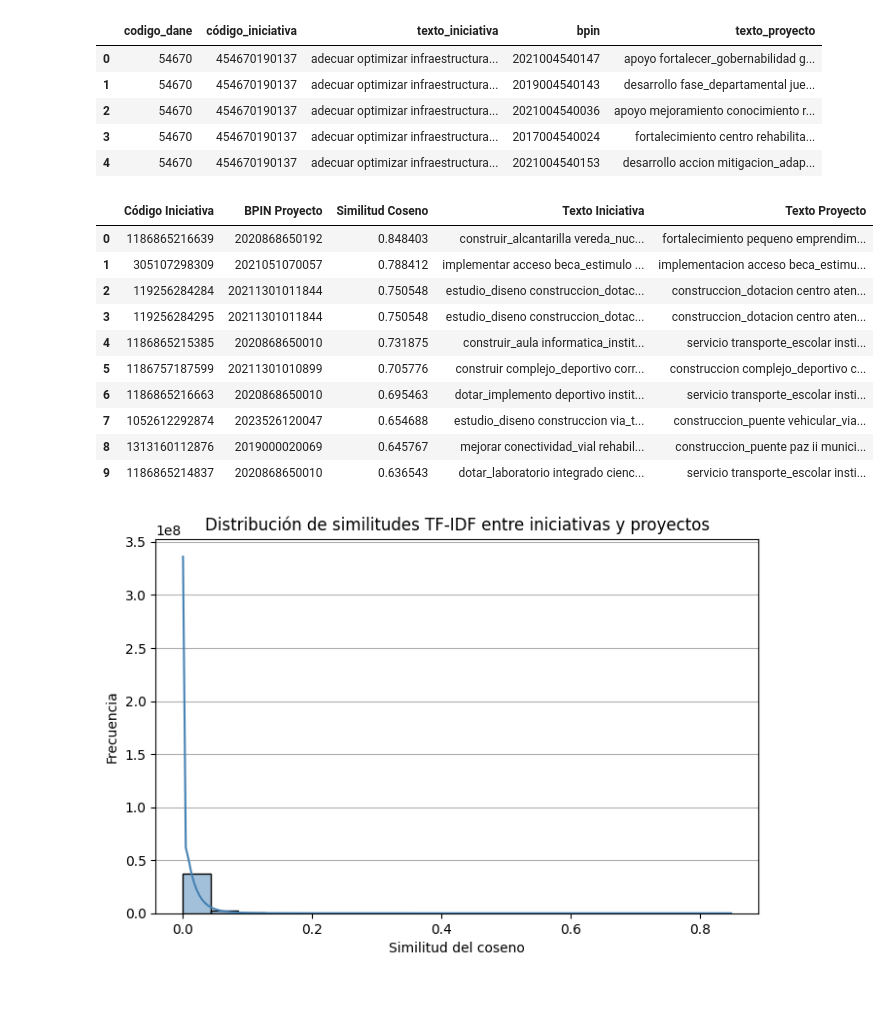
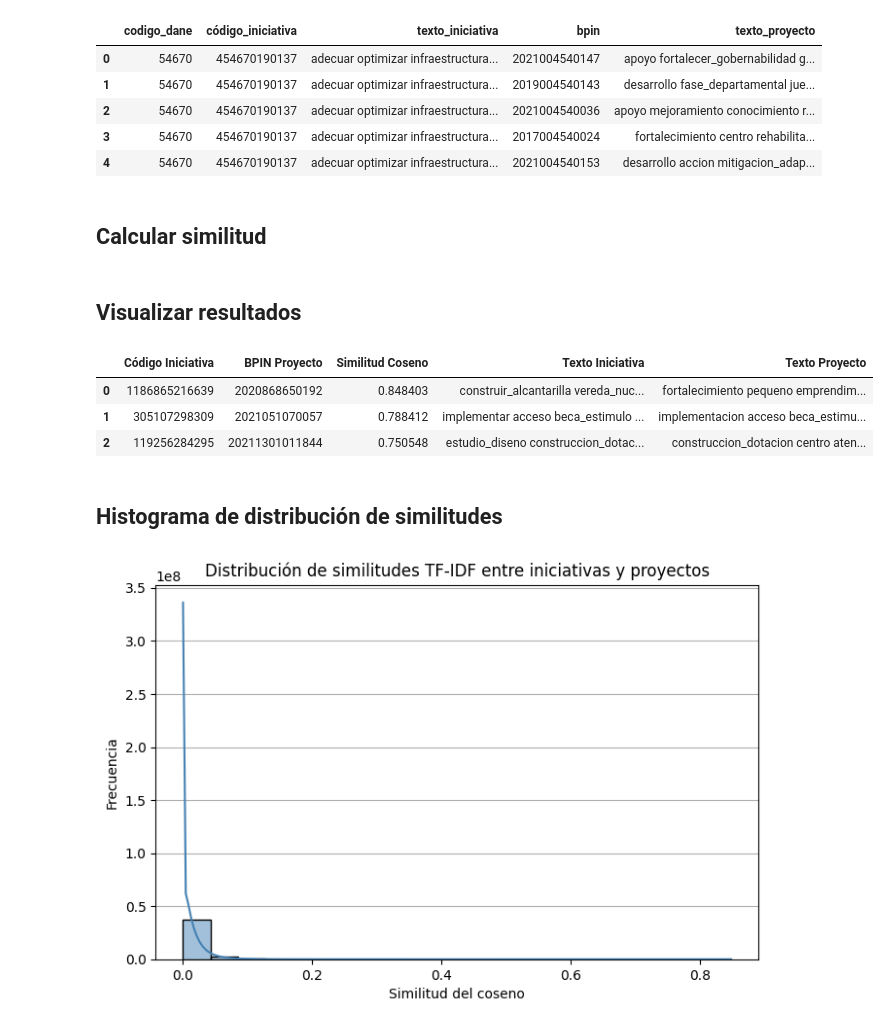
Before and after one commit to 223b6003/TFM, a Jupyter notebook: Anexo 3 - Jupyter Notebook (Desarrollo del proyecto).ipynb, the cells around one changed output. Saved outputs shown, nothing was run; the diff lists cells and outputs as text; code cells hidden in the pictures; blank space fills up the shorter version.

```diff
--- a/Anexo 3 - Jupyter Notebook (Desarrollo del proyecto).ipynb
+++ b/Anexo 3 - Jupyter Notebook (Desarrollo del proyecto).ipynb
@@ -15,3 +17,3 @@ import seaborn as sns
 # %%
-df_iniciativas = pd.read_excel("iniciativas_preprocesadas.xlsx")
-df_proyectos = pd.read_excel("proyectos_preprocesados.xlsx")
+df_iniciativas = pd.read_excel("fuentes_informacion\IniciativasPDET_preprocesadas.xlsx")
+df_proyectos = pd.read_excel("fuentes_informacion\ProyectosInversion_preprocesados.xlsx")
@@ -89,6 +89,8 @@ display(df_ejemplo_vinculacion.head(5))
 | 2 | 54670 | 454670190137 | adecuar optimizar infraestructura... | 2021004540036 | apoyo mejoramiento conocimiento r... |
 | 3 | 54670 | 454670190137 | adecuar optimizar infraestructura... | 2017004540024 | fortalecimiento centro rehabilita... |
 | 4 | 54670 | 454670190137 | adecuar optimizar infraestructura... | 2021004540153 | desarrollo accion mitigacion_adap... |
+# %% [markdown]
+## Calcular similitud
 # %%
 #for codigo_dane in tqdm(df_iniciativas_exp['codigo_dane'].unique()[:10], desc="Procesando 10 municipios"):
 resultados_unicos = {}
@@ -134,35 +134,32 @@ df_similitud_unica = pd.DataFrame(resultados_unicos.values())
+# %% [markdown]
+## Visualizar resultados
 # %%
-# Extraer top 10 y unir textos
-top_10 = df_similitud_unica.sort_values(by="similitud_coseno", ascending=False).head(10)
+# Extraer top 3 y unir textos
+top_3 = df_similitud_unica.sort_values(by="similitud_coseno", ascending=False).head(3)
 
-top_10 = top_10.merge(df_iniciativas[["código_iniciativa", "texto_preprocesado"]],
+top_3 = top_3.merge(df_iniciativas[["código_iniciativa", "texto_preprocesado"]],
                       left_on="código_iniciativa", right_on="código_iniciativa", how="left") \
                .merge(df_proyectos[["bpin", "texto_preprocesado"]],
                       on="bpin", how="left", suffixes=("_iniciativa", "_proyecto"))
 
-top_10 = top_10[["código_iniciativa", "bpin", "similitud_coseno",
+top_3 = top_3[["código_iniciativa", "bpin", "similitud_coseno",
                  "texto_preprocesado_iniciativa", "texto_preprocesado_proyecto"]]
 
-top_10.rename(columns={
+top_3.rename(columns={
     "código_iniciativa": "Código Iniciativa",
     "bpin": "BPIN Proyecto",
     "similitud_coseno": "Similitud Coseno",
     "texto_preprocesado_iniciativa": "Texto Iniciativa",
     "texto_preprocesado_proyecto": "Texto Proyecto"
 }, inplace=True)
 
 pd.set_option('display.max_colwidth', None)
-display(top_10)
+display(top_3)
 # %% [output]
 |  | Código Iniciativa | BPIN Proyecto | Similitud Coseno | Texto Iniciativa | Texto Proyecto |
 | 0 | 1186865216639 | 2020868650192 | 0.848403 | construir_alcantarilla vereda_nuc... | fortalecimiento pequeno emprendim... |
 | 1 | 305107298309 | 2021051070057 | 0.788412 | implementar acceso beca_estimulo ... | implementacion acceso beca_estimu... |
-| 2 | 119256284284 | 20211301011844 | 0.750548 | estudio_diseno construccion_dotac... | construccion_dotacion centro aten... |
-| 3 | 119256284295 | 20211301011844 | 0.750548 | estudio_diseno construccion_dotac... | construccion_dotacion centro aten... |
-| 4 | 1186865215385 | 2020868650010 | 0.731875 | construir_aula informatica_instit... | servicio transporte_escolar insti... |
-| 5 | 1186757187599 | 20211301010899 | 0.705776 | construir complejo_deportivo corr... | construccion complejo_deportivo c... |
-| 6 | 1186865216663 | 2020868650010 | 0.695463 | dotar_implemento deportivo instit... | servicio transporte_escolar insti... |
-| 7 | 1052612292874 | 2023526120047 | 0.654688 | estudio_diseno construccion via_t... | construccion_puente vehicular_via... |
-| 8 | 1313160112876 | 2019000020069 | 0.645767 | mejorar conectividad_vial rehabil... | construccion_puente paz ii munici... |
-| 9 | 1186865214837 | 2020868650010 | 0.636543 | dotar_laboratorio integrado cienc... | servicio transporte_escolar insti... |
+| 2 | 119256284295 | 20211301011844 | 0.750548 | estudio_diseno construccion_dotac... | construccion_dotacion centro aten... |
+# %% [markdown]
+##  Histograma de distribución de similitudes
 # %%
```
Also changed, not shown: parts of 11 cells of this notebook, 4 other files.
